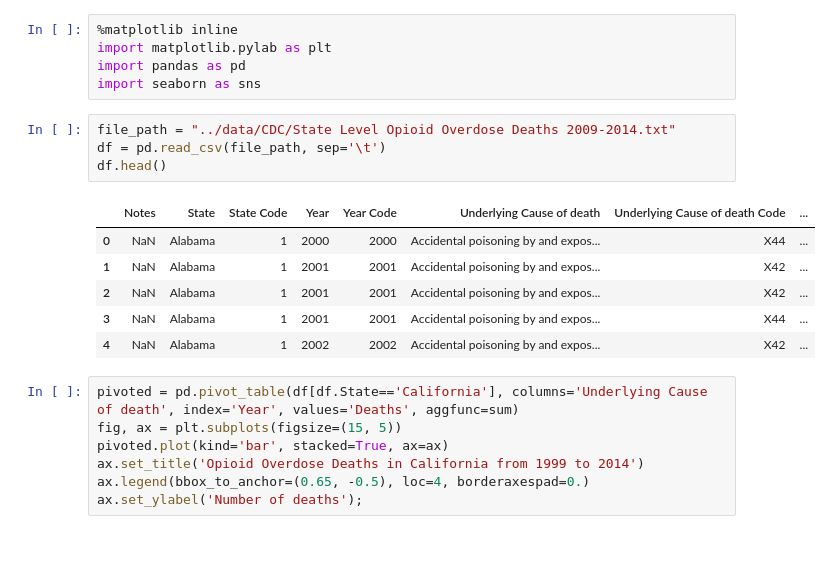
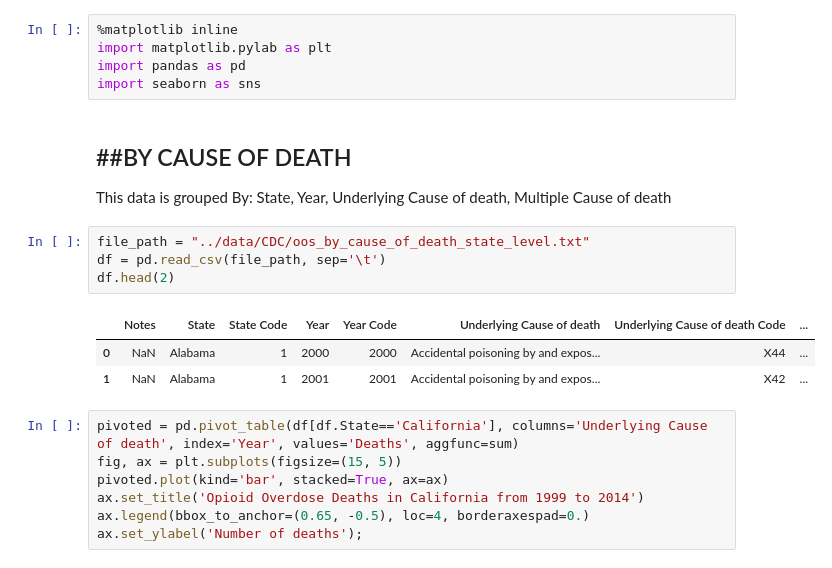
Before and after one commit to bayesimpact/bayeshack-hhs-opioid-abuse, a Jupyter notebook: analysis/Opioid Overdose Deaths.ipynb, the cells around one changed output. Cells and saved outputs as stored; diff of their text form.

```diff
--- a/analysis/Opioid Overdose Deaths.ipynb
+++ b/analysis/Opioid Overdose Deaths.ipynb
@@ -29,17 +29,18 @@ This dataset was retrieved from [CDC's WONDER](http://wonder.cdc.gov/) online da
 import matplotlib.pylab as plt
 import pandas as pd
 import seaborn as sns
+# %% [markdown]
+##BY CAUSE OF DEATH
+----
+This data is grouped By: State, Year, Underlying Cause of death, Multiple Cause of death
 # %%
-file_path = "../data/CDC/State Level Opioid Overdose Deaths 2009-2014.txt"
+file_path = "../data/CDC/oos_by_cause_of_death_state_level.txt"
 df = pd.read_csv(file_path, sep='\t')
-df.head()
+df.head(2)
 # %% [output]
 |  | Notes | State | State Code | Year | Year Code | Underlying Cause of death | Underlying Cause of death Code | ... |
 | 0 | NaN | Alabama | 1 | 2000 | 2000 | Accidental poisoning by and expos... | X44 | ... |
 | 1 | NaN | Alabama | 1 | 2001 | 2001 | Accidental poisoning by and expos... | X42 | ... |
-| 2 | NaN | Alabama | 1 | 2001 | 2001 | Accidental poisoning by and expos... | X42 | ... |
-| 3 | NaN | Alabama | 1 | 2001 | 2001 | Accidental poisoning by and expos... | X44 | ... |
-| 4 | NaN | Alabama | 1 | 2002 | 2002 | Accidental poisoning by and expos... | X42 | ... |
 # %%
 pivoted = pd.pivot_table(df[df.State=='California'], columns='Underlying Cause of death', index='Year', values='Deaths', aggfunc=sum)
 fig, ax = plt.subplots(figsize=(15, 5))
```
Also changed, not shown: parts of 12 cells of this notebook.
